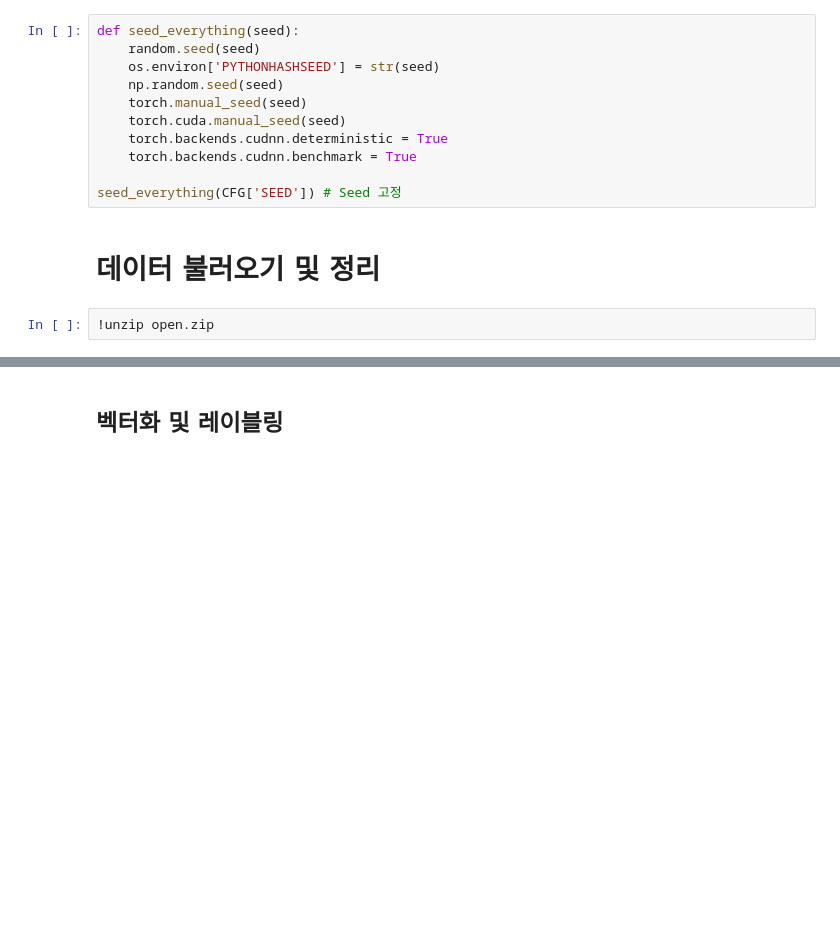
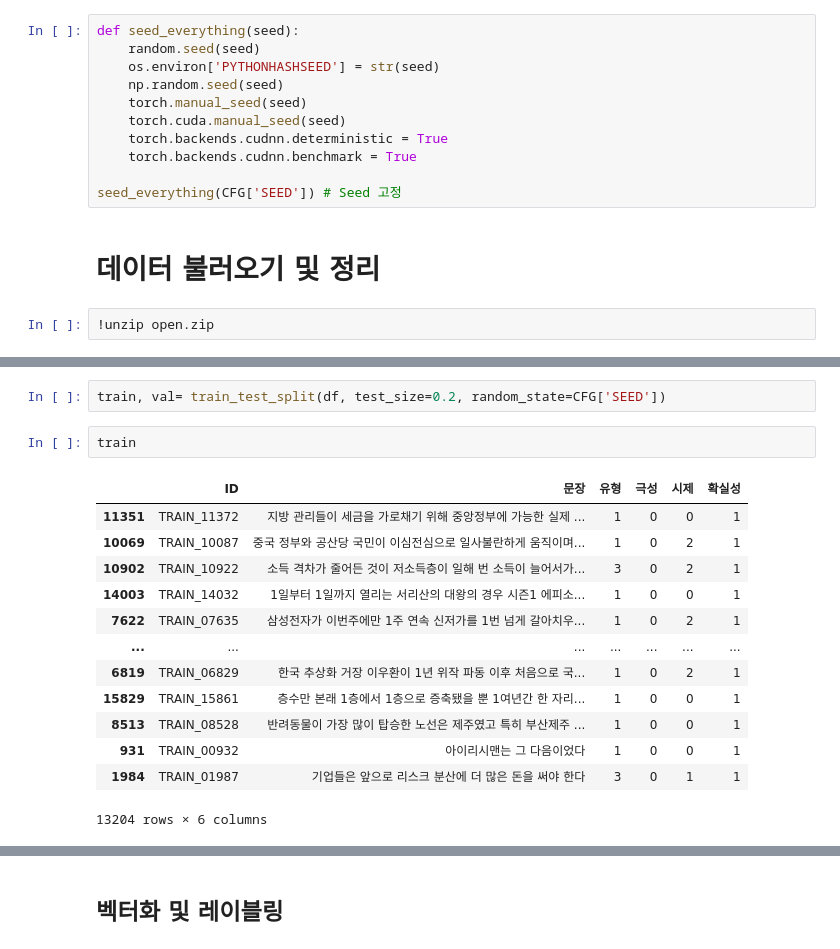
Before and after one commit to wonjonghy/cp2-competition, a Jupyter notebook: baseline.ipynb, the cells around one changed output, grey strips where cells are left out. Cells and saved outputs as stored; diff of their text form; blank space fills up the shorter version.

```diff
--- a/baseline.ipynb
+++ b/baseline.ipynb
@@ -48,0 +85,18 @@ df_copy=df.copy()
+# %%
+train, val= train_test_split(df, test_size=0.2, random_state=CFG['SEED'])
+# %%
+train
+# %% [output]
+|  | ID | 문장 | 유형 | 극성 | 시제 | 확실성 |
+| 11351 | TRAIN_11372 | 지방 관리들이 세금을 가로채기 위해 중앙정부에 가능한 실제 ... | 1 | 0 | 0 | 1 |
+| 10069 | TRAIN_10087 | 중국 정부와 공산당 국민이 이심전심으로 일사불란하게 움직이며... | 1 | 0 | 2 | 1 |
+| 10902 | TRAIN_10922 | 소득 격차가 줄어든 것이 저소득층이 일해 번 소득이 늘어서가... | 3 | 0 | 2 | 1 |
+| 14003 | TRAIN_14032 | 1일부터 1일까지 열리는 서리산의 대왕의 경우 시즌1 에피소... | 1 | 0 | 0 | 1 |
+| 7622 | TRAIN_07635 | 삼성전자가 이번주에만 1주 연속 신저가를 1번 넘게 갈아치우... | 1 | 0 | 2 | 1 |
+| ... | ... | ... | ... | ... | ... | ... |
+| 6819 | TRAIN_06829 | 한국 추상화 거장 이우환이 1년 위작 파동 이후 처음으로 국... | 1 | 0 | 2 | 1 |
+| 15829 | TRAIN_15861 | 층수만 본래 1층에서 1층으로 증축됐을 뿐 1여년간 한 자리... | 1 | 0 | 0 | 1 |
+| 8513 | TRAIN_08528 | 반려동물이 가장 많이 탑승한 노선은 제주였고 특히 부산제주 ... | 1 | 0 | 0 | 1 |
+| 931 | TRAIN_00932 | 아이리시맨는 그 다음이었다 | 1 | 0 | 0 | 1 |
+| 1984 | TRAIN_01987 | 기업들은 앞으로 리스크 분산에 더 많은 돈을 써야 한다 | 3 | 0 | 1 | 1 |
+13204 rows × 6 columns
```
Also changed, not shown: parts of 40 cells of this notebook, 12 other files.
